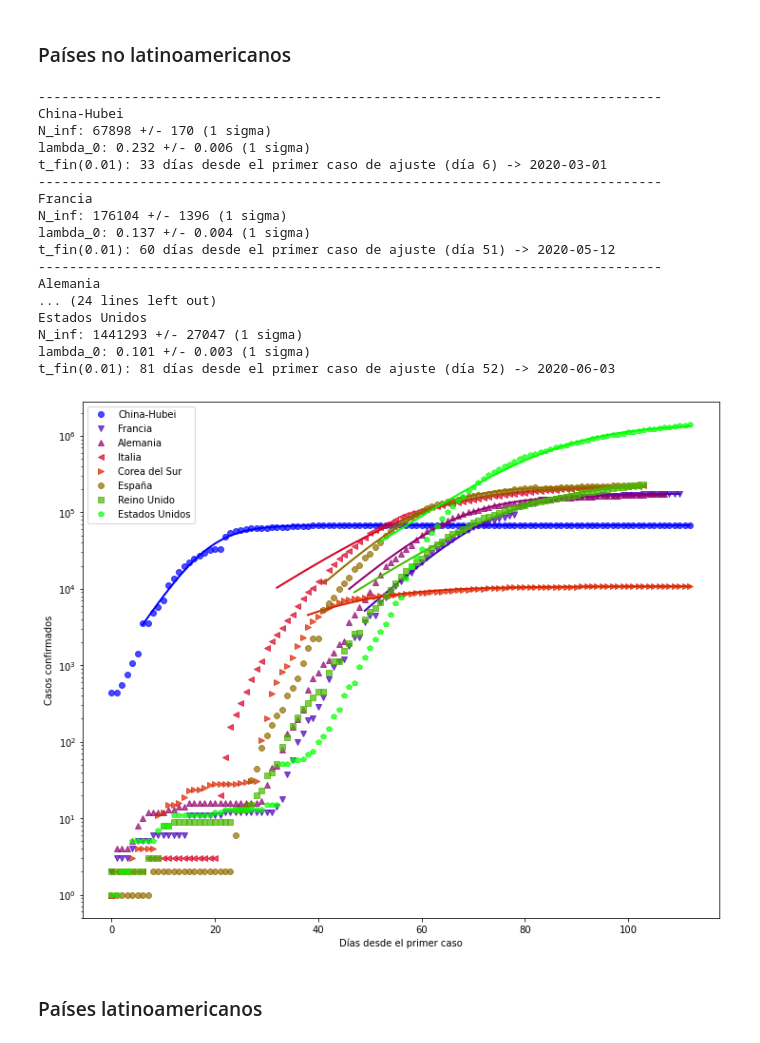
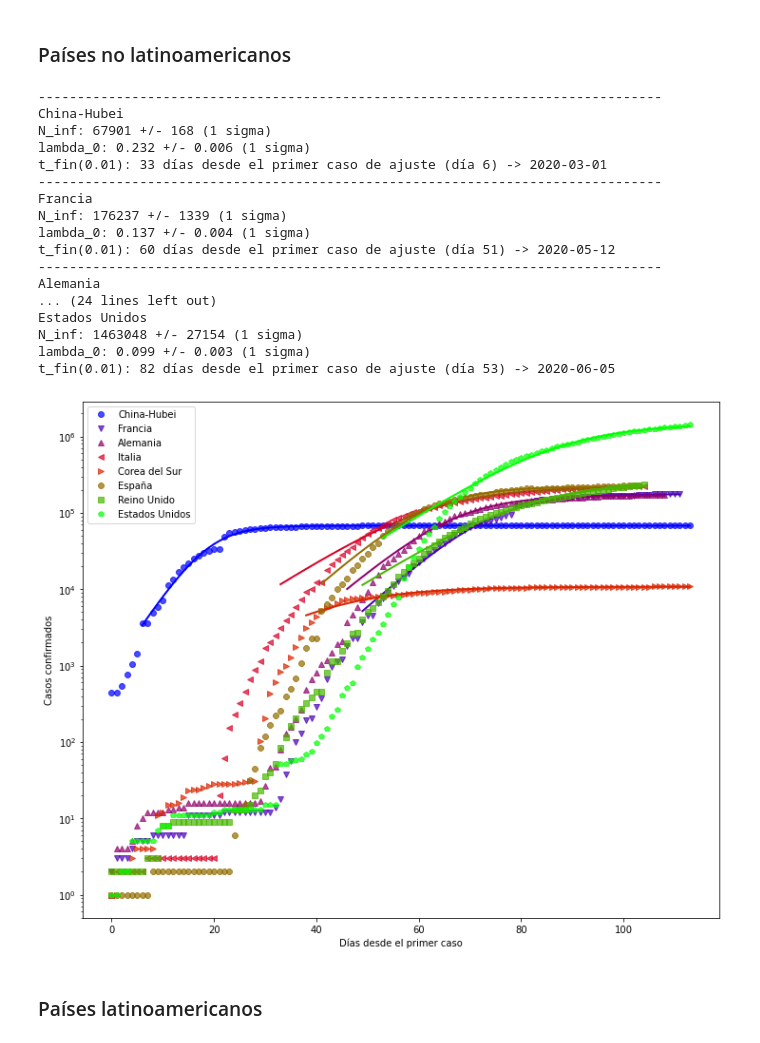
Before and after one commit to manuxch/logistic-covid19, a Jupyter notebook: Logistic_model_COVID-19.ipynb, the cells around one changed output. Saved outputs shown, nothing was run; the diff lists cells and outputs as text; code cells hidden in the pictures.

```diff
--- a/Logistic_model_COVID-19.ipynb
+++ b/Logistic_model_COVID-19.ipynb
@@ -180,26 +180,26 @@ El número de casos confirmados se obtiene a partir de los test que se le realiz
 # %% [markdown]
 ### Países no latinoamericanos
 # %%
-plot_fit(cases_no_lat, 2500, 'Casos confirmados', p_fin=0.01)
+plot_fit(cases_no_lat, 3000, 'Casos confirmados', p_fin=0.01)
 # %% [output]
 --------------------------------------------------------------------------------
 China-Hubei
-N_inf: 67898 +/- 170 (1 sigma)
+N_inf: 67901 +/- 168 (1 sigma)
 lambda_0: 0.232 +/- 0.006 (1 sigma)
 t_fin(0.01): 33 días desde el primer caso de ajuste (día 6) -> 2020-03-01
 --------------------------------------------------------------------------------
 Francia
-N_inf: 176104 +/- 1396 (1 sigma)
+N_inf: 176237 +/- 1339 (1 sigma)
 lambda_0: 0.137 +/- 0.004 (1 sigma)
 t_fin(0.01): 60 días desde el primer caso de ajuste (día 51) -> 2020-05-12
 --------------------------------------------------------------------------------
 Alemania
 ... (24 lines left out)
 Estados Unidos
-N_inf: 1441293 +/- 27047 (1 sigma)
-lambda_0: 0.101 +/- 0.003 (1 sigma)
-t_fin(0.01): 81 días desde el primer caso de ajuste (día 52) -> 2020-06-03
+N_inf: 1463048 +/- 27154 (1 sigma)
+lambda_0: 0.099 +/- 0.003 (1 sigma)
+t_fin(0.01): 82 días desde el primer caso de ajuste (día 53) -> 2020-06-05
-[figure, old version]
+[figure, new version]
 # %% [markdown]
 ### Países latinoamericanos
 # %%
```
Also changed, not shown: parts of 8 cells of this notebook.
